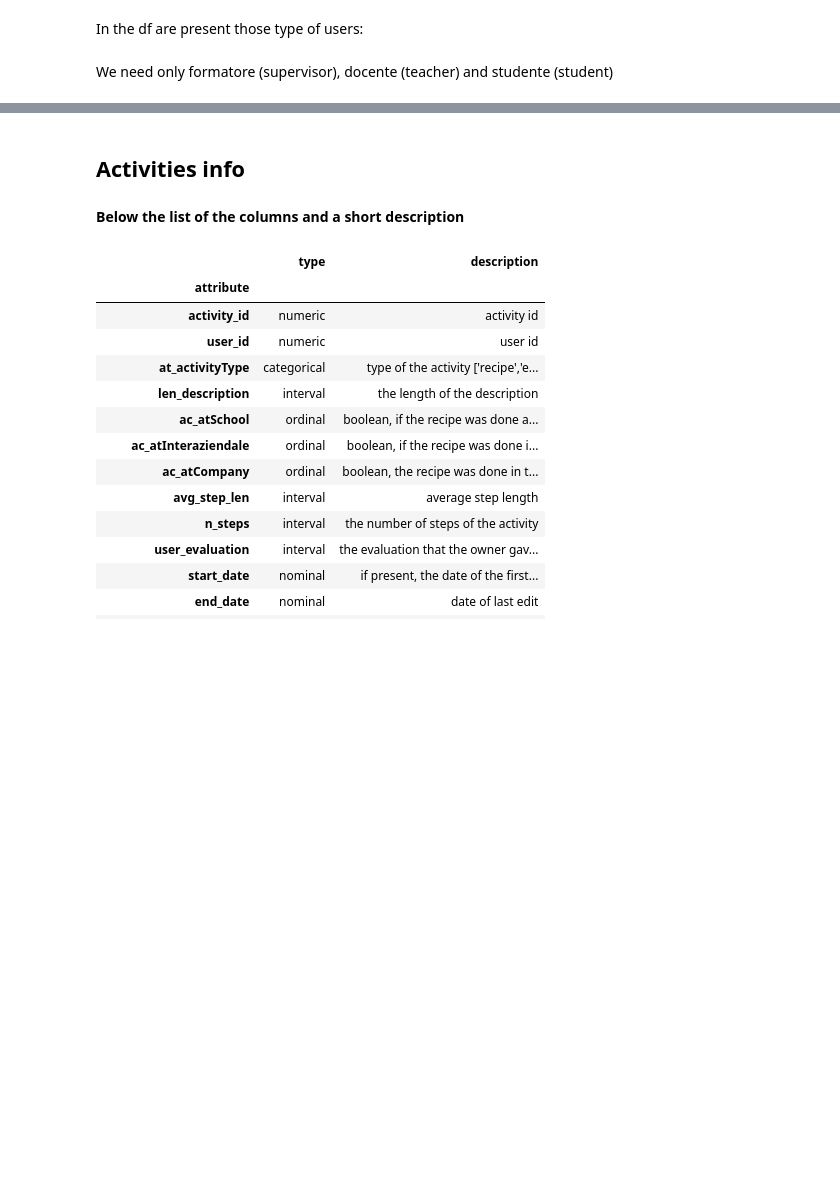
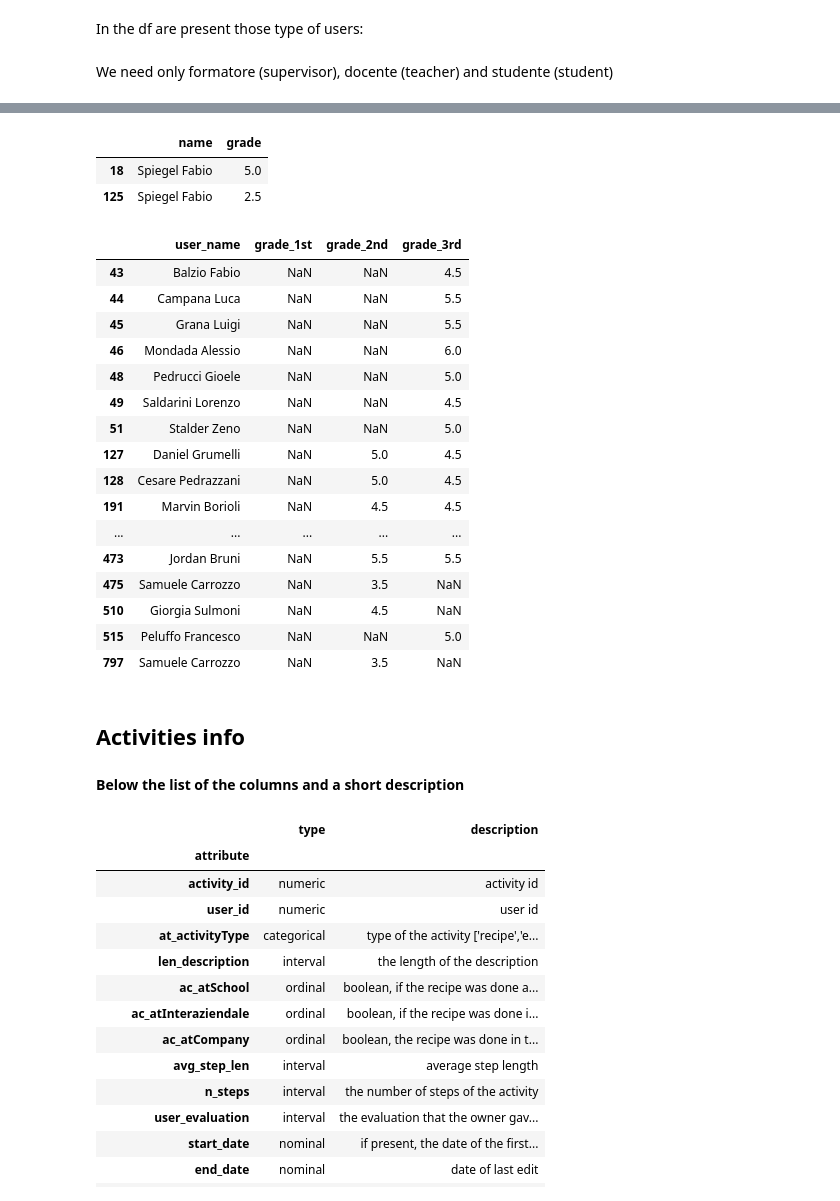
Before and after one commit to pietroairaghi/dualt_analysis, a Jupyter notebook: notebooks/preprocess_pipeline.ipynb, the cells around one changed output, grey strips where cells are left out. Drawn from its saved outputs; the diff is of its cells as text; code cells hidden in the pictures; blank space fills up the shorter version.

```diff
--- a/notebooks/preprocess_pipeline.ipynb
+++ b/notebooks/preprocess_pipeline.ipynb
@@ -71,0 +111,8 @@ teachers    = users[users['teacher'] == 1]
+# %%
+grades_1st = pd.read_csv(f"{data_folder}note_primi_anni.csv",sep="\t",names=["name","grade"])
+grades_2nd = pd.read_csv(f"{data_folder}note_secondi_anni.csv",sep="\t",names=["name","grade"])
+grades_3rd = pd.read_csv(f"{data_folder}note_terzi_anni.csv",sep="\t",names=["name","grade"])
+# %%
+students = join_by_fuzzy(students,grades_1st,'user_name','name','grade','grade_1st')
+students = join_by_fuzzy(students,grades_2nd,'user_name','name','grade','grade_2nd')
+students = join_by_fuzzy(students,grades_3rd,'user_name','name','grade','grade_3rd')
@@ -72,3 +137,31 @@ teachers    = users[users['teacher'] == 1]
+# %%
+grades_3rd[grades_3rd.duplicated(['name'], keep=False)]
+# %% [output]
+|  | name | grade |
+| 18 | Spiegel Fabio | 5.0 |
+| 125 | Spiegel Fabio | 2.5 |
+# %%
+filter_grades = (((students['grade_2nd'].notnull()) & (students['grade_1st'].isnull())) | (students['grade_3rd'].notnull()) & ((students['grade_1st'].isnull()) | (students['grade_2nd'].isnull())))
+# %%
+students[filter_grades][['user_name','grade_1st','grade_2nd','grade_3rd']]
+# %% [output]
+|  | user_name | grade_1st | grade_2nd | grade_3rd |
+| 43 | Balzio Fabio | NaN | NaN | 4.5 |
+| 44 | Campana Luca | NaN | NaN | 5.5 |
+| 45 | Grana Luigi | NaN | NaN | 5.5 |
+| 46 | Mondada Alessio | NaN | NaN | 6.0 |
+| 48 | Pedrucci Gioele | NaN | NaN | 5.0 |
+| 49 | Saldarini Lorenzo | NaN | NaN | 4.5 |
+| 51 | Stalder Zeno | NaN | NaN | 5.0 |
+| 127 | Daniel Grumelli | NaN | 5.0 | 4.5 |
+| 128 | Cesare Pedrazzani | NaN | 5.0 | 4.5 |
+| 191 | Marvin Borioli | NaN | 4.5 | 4.5 |
+| ... | ... | ... | ... | ... |
+| 473 | Jordan Bruni | NaN | 5.5 | 5.5 |
+| 475 | Samuele Carrozzo | NaN | 3.5 | NaN |
+| 510 | Giorgia Sulmoni | NaN | 4.5 | NaN |
+| 515 | Peluffo Francesco | NaN | NaN | 5.0 |
+| 797 | Samuele Carrozzo | NaN | 3.5 | NaN |
 # %% [markdown]
 ## Activities info
 # %%
```
Also changed, not shown: parts of 17 cells of this notebook, 13 other files.
